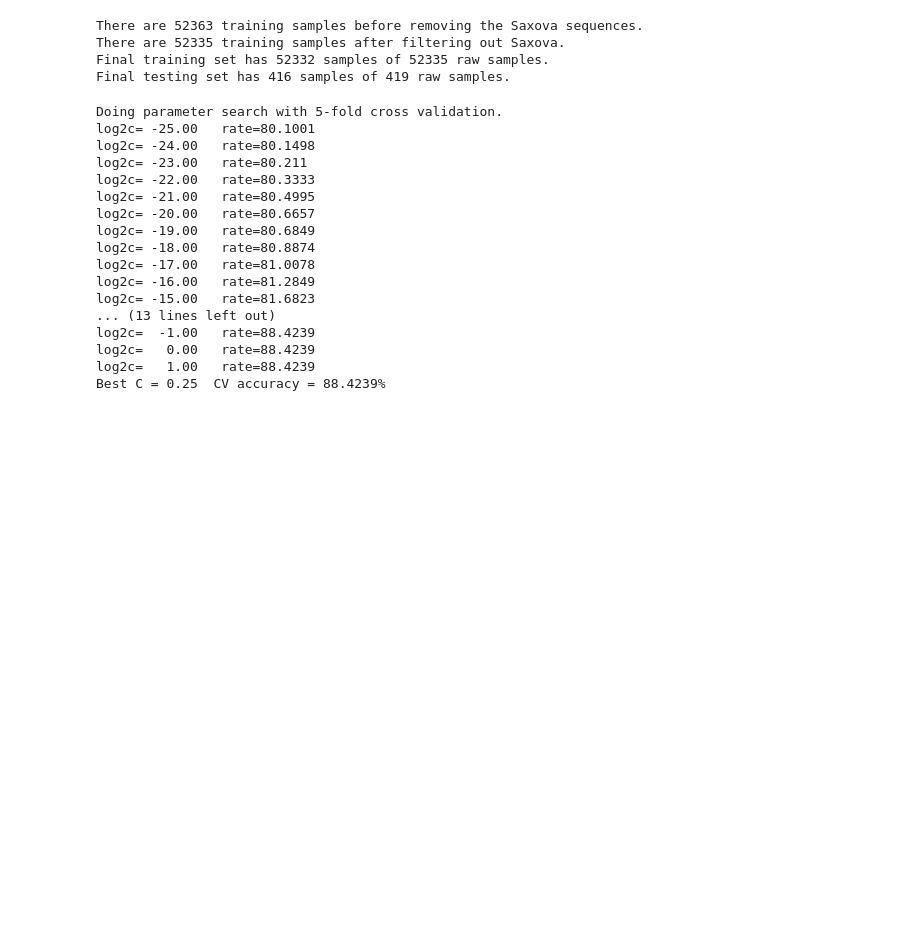
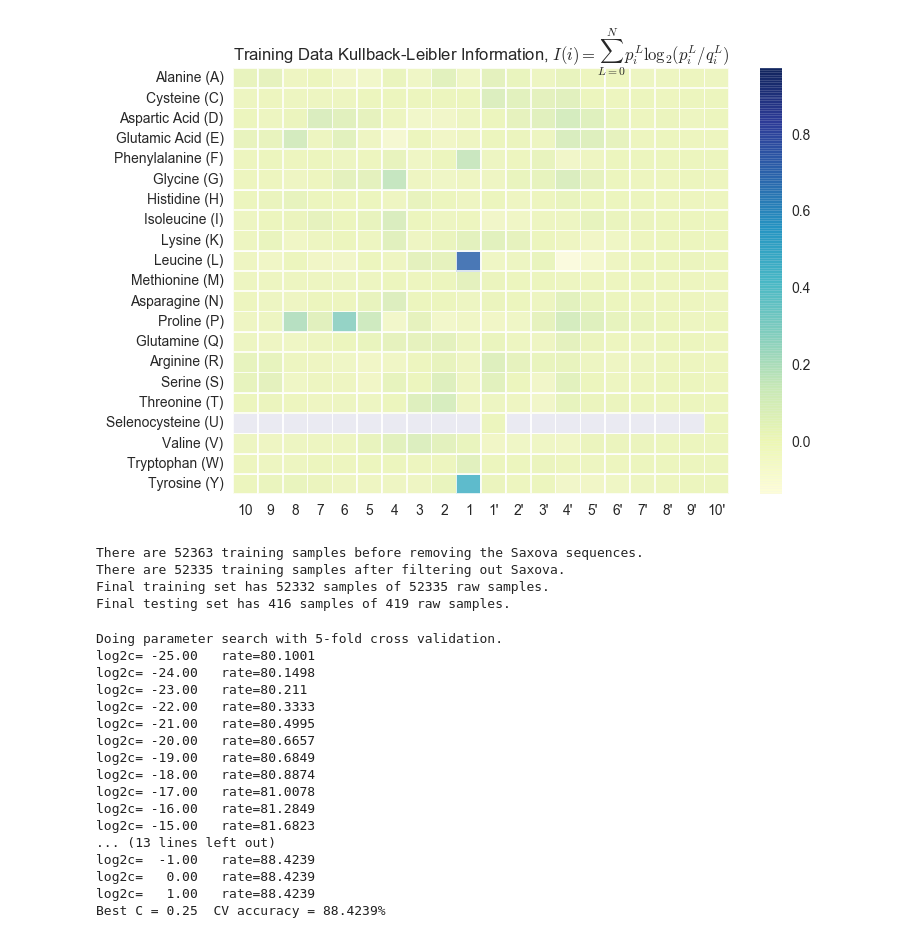
Before and after one commit to massie/chipper, a Jupyter notebook: py/create_chipper_model.ipynb, the cells around one changed output. Cells and saved outputs as stored; diff of their text form; code cells hidden in the pictures; blank space fills up the shorter version.

```diff
--- a/py/create_chipper_model.ipynb
+++ b/py/create_chipper_model.ipynb
@@ -25,7 +25,7 @@ min_epitope_len = 9
 # Total length of the samples used to create the model. The cleave location is at offset = generated_sample_len/2.
 generated_sample_len = 20
 
-data_dir = "/workspace/chipper_data/chipper data v%s/" % (version)
+data_dir = "/workspace/chipper_data/chipper-%s-data/" % (version)
 src_dir = "../src/"
 models_dir = "../models/"
 
@@ -39,3 +39,5 @@ SVC_model_file = models_dir + "svc.model"
 SVC_predictions_file = data_dir + "SVC_predictions.txt"
 # File to save raw training data set to
 raw_data_csv = data_dir + "training_set.csv"
+
+print "data_dir=%s" % (data_dir)
@@ -165 +169,78 @@ blastdbcmd -db /workspace/blast/swiss/swissprot -entry_batch /workspace/chipper_
 Found 11293 IEDB proteins in Swiss-Prot sequence database
+# %%
+import numpy as np
+import pandas as pd
+from math import log
+
+aa_names = {"A": "Alanine",
+            "C": "Cysteine",
+            "D": "Aspartic Acid",
+            "E": "Glutamic Acid",
+            "F": "Phenylalanine",
+            "G": "Glycine",
+            "H": "Histidine",
+            "I": "Isoleucine",
+            "K": "Lysine",
+            "L": "Leucine",
+            "M": "Methionine",
+            "N": "Asparagine",
+            "P": "Proline",
+            "Q": "Glutamine",
+            "R": "Arginine",
+            "S": "Serine",
+            "T": "Threonine",
+            "U": "Selenocysteine",
+            "V": "Valine",
+            "W": "Tryptophan",
+            "Y": "Tyrosine"}
+
+aa_alphabet = "ACDEFGHIKLMNPQRSTUVWY"
+
+def alphabet_dict():
+    d = {}
+    for letter in aa_alphabet:
+        d[letter] = 0
+    return d
+
+def init_counters():
+    return [alphabet_dict() for i in range(20)]
+
+counters = [init_counters(), init_counters()]
+for (rowid, seq, is_cleaved) in raw_training_data.itertuples():
+    for (i, aa) in enumerate(seq):
+        counters[is_cleaved][i][aa] += 1
+
+def prob(is_cleaved, pos, aa):
+    counter = counters[is_cleaved][pos]
+    total = 0
+    for count in counter.values():
+        total += count
+    if counter[aa] == 0:
+        return 0
+    else:
+        return float(counter[aa])/total
+
+def safe_log(x):
+    if x <= 0:
+        return float("-inf")
+    return log(x, 2.0)
+
+result = [alphabet_dict() for i in range(20)]
+for i in range(20):
+    for letter in aa_alphabet:
+        result[i][letter] = prob(1, i, letter) * safe_log( prob(1, i, letter) / max(0.00000001, prob(0, i, letter)))
+
+r = pd.DataFrame(result).transpose()
+vmin = r.min().min()
+vmax = r.max().max()
+center = (vmax - vmin)/2
+
+%matplotlib inline
+import seaborn as sns
+sns.set()
+ax = sns.heatmap(r, linewidths=.5,
+            yticklabels=["%s (%s)" % (aa_names[code], code) for code in r.index],
+            xticklabels=["%d" %(i) for i in range(10,0,-1)] + ["%d'" % (i) for i in range(1, 11)],
+            vmin=vmin, vmax=vmax, center=center, cmap="YlGnBu", alpha=0.8)
+ax.set_title('Training Data Kullback-Leibler Information, $I(i) = \sum_{L=0}^{N}p_{i}^{L}\log_2(p_{i}^{L}/q_{i}^{L})$')
+# %% [output]
@@ -166,3 +248,4 @@ Found 11293 IEDB proteins in Swiss-Prot sequence database
+[figure, added]
 # %%
 # Read and return the Saxon test set
 def fetch_testing_data():
```
Also changed, not shown: parts of 5 cells of this notebook, 12 other files.
